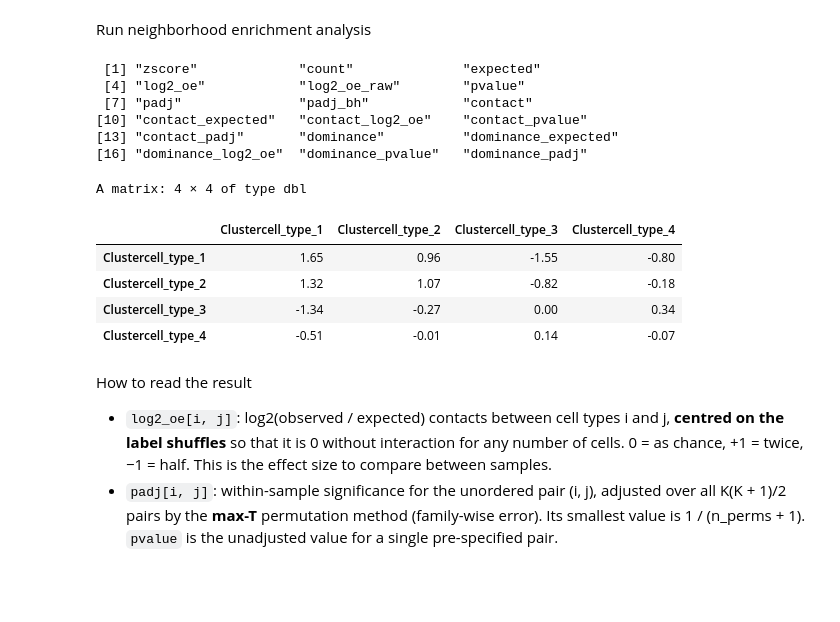
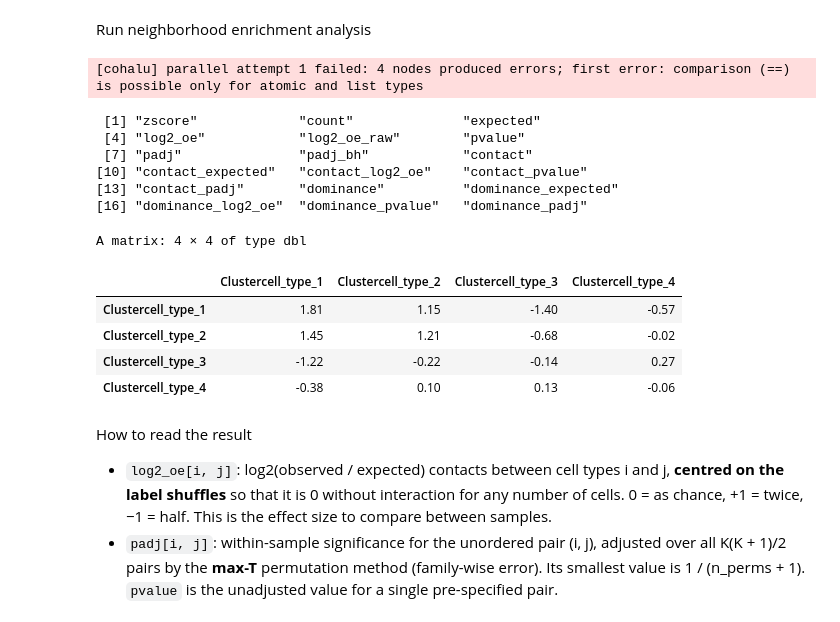
Before and after one commit to juninamo/spatialCooccur, a Jupyter notebook: vignettes/SNA_tutorial_simulation.ipynb, the cells around one changed output. Cells and saved outputs as stored; diff of their text form; code cells hidden in the pictures; blank space fills up the shorter version.

```diff
--- a/vignettes/SNA_tutorial_simulation.ipynb
+++ b/vignettes/SNA_tutorial_simulation.ipynb
@@ -96,30 +96,31 @@ Run neighborhood enrichment analysis
 # %%
 n_perm = 200
 neighbors.k_ = 30 # Number of neighbors to search
 
 nhood_res <- nhood_enrichment(
   df,
   cluster_key = "cell_type",
   neighbors.k = neighbors.k_,
   connectivity_key = "nn",
-  transformation = TRUE,
+  transformation = FALSE,
   n_perms = n_perm, seed = seed, n_jobs = 4
 )
 names(nhood_res)   # log2_oe, padj, pvalue, ...
 round(nhood_res$log2_oe[1:4, 1:4], 2)
 # %% [output]
- [1] "zscore"             "count"              "expected"
- [4] "log2_oe"            "log2_oe_raw"        "pvalue"
- [7] "padj"               "padj_bh"            "contact"
-[10] "contact_expected"   "contact_log2_oe"    "contact_pvalue"
-[13] "contact_padj"       "dominance"          "dominance_expected"
-[16] "dominance_log2_oe"  "dominance_pvalue"   "dominance_padj"
+[cohalu] parallel attempt 1 failed: 4 nodes produced errors; first error: comparison (==) is possible only for atomic and list types
-A matrix: 4 × 4 of type dbl
+ [1] "zscore"             "count"              "expected"
+ [4] "log2_oe"            "log2_oe_raw"        "pvalue"
+ [7] "padj"               "padj_bh"            "contact"
+[10] "contact_expected"   "contact_log2_oe"    "contact_pvalue"
+[13] "contact_padj"       "dominance"          "dominance_expected"
+[16] "dominance_log2_oe"  "dominance_pvalue"   "dominance_padj"
+A matrix: 4 × 4 of type dbl
 |  | Clustercell_type_1 | Clustercell_type_2 | Clustercell_type_3 | Clustercell_type_4 |
-| Clustercell_type_1 | 1.65 | 0.96 | -1.55 | -0.80 |
-| Clustercell_type_2 | 1.32 | 1.07 | -0.82 | -0.18 |
-| Clustercell_type_3 | -1.34 | -0.27 | 0.00 | 0.34 |
-| Clustercell_type_4 | -0.51 | -0.01 | 0.14 | -0.07 |
+| Clustercell_type_1 | 1.81 | 1.15 | -1.40 | -0.57 |
+| Clustercell_type_2 | 1.45 | 1.21 | -0.68 | -0.02 |
+| Clustercell_type_3 | -1.22 | -0.22 | -0.14 | 0.27 |
+| Clustercell_type_4 | -0.38 | 0.10 | 0.13 | -0.06 |
 # %% [markdown]
 How to read the result
 
```
Also changed, not shown: parts of 5 cells of this notebook, 31 other files.
